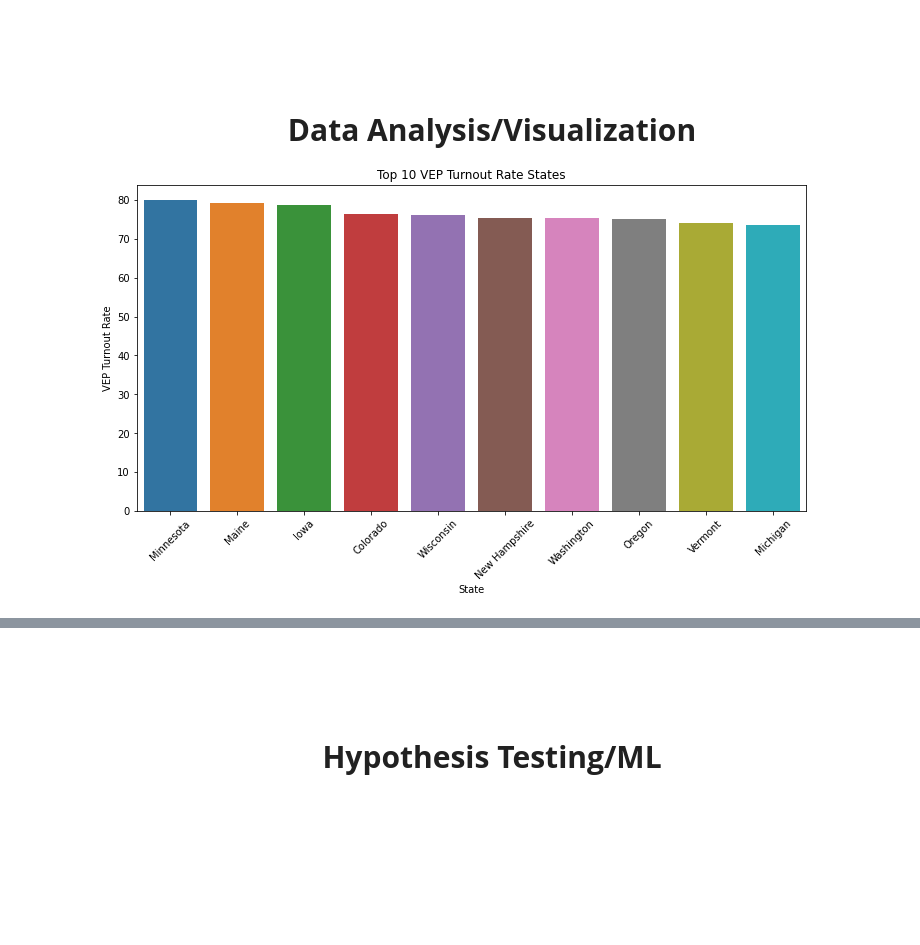
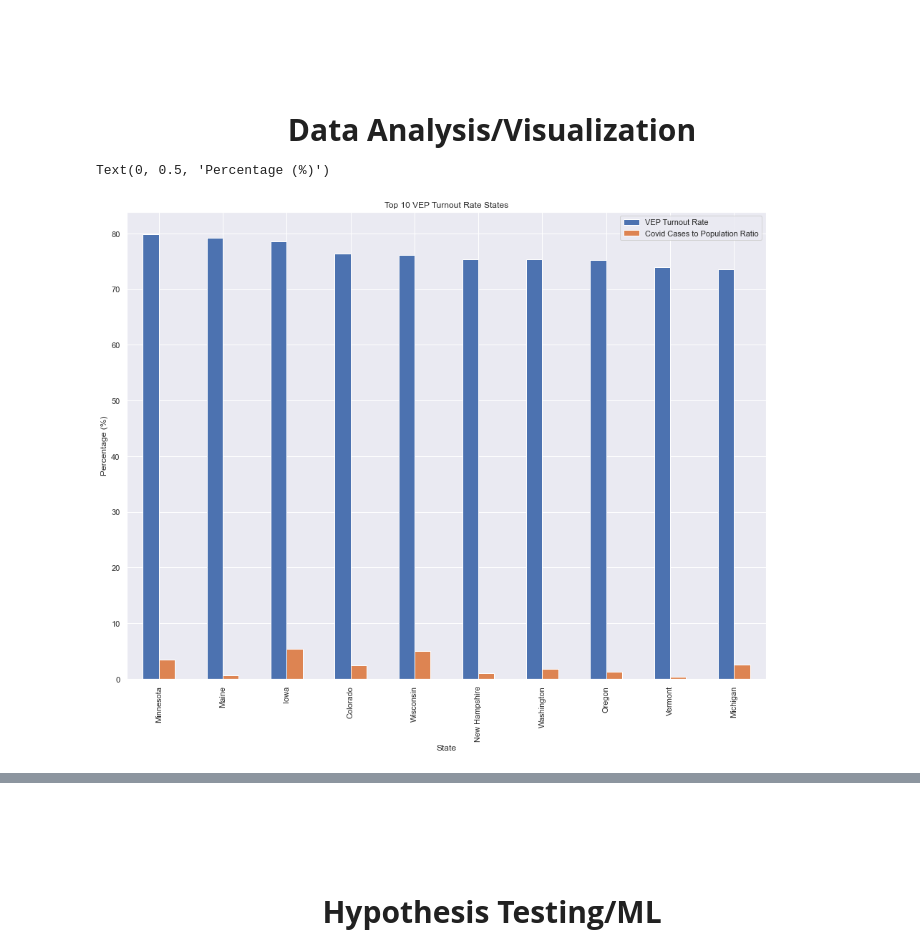
Before and after one commit to Nnaga1/COVID19-and-the-2020-election, a Jupyter notebook: final_tut.ipynb, the cells around one changed output, grey strips where cells are left out. Cells and saved outputs as stored; diff of their text form; code cells hidden in the pictures; blank space fills up the shorter version.

```diff
--- a/final_tut.ipynb
+++ b/final_tut.ipynb
@@ -116,7 +116,9 @@ final_data = final_data.rename(columns = {'percentage20_Donald_Trump' : 'Trump %
 
 final_data = final_data[['State','Region','Trump Votes','Biden Votes','Trump %','Biden %','cases','deaths','Total Ballots Counted (Estimate)', 'VEP Turnout Rate','Voting-Eligible Population (VEP)', 'Voting-Age Population (VAP)','% Citizen','% Non-citizen']]
 
-final_data.head()
+final_data['Covid Cases to Population Ratio'] = (final_data['cases'] / final_data['Voting-Age Population (VAP)']) * 100
+
+final_data
 # %% [output]
 |  | State | Region | Trump Votes | Biden Votes | Trump % | Biden % | cases | deaths | Total Ballots Counted (Estimate) | ... |
 | 0 | Alabama | SE | 1434159.0 | 843473.0 | 43.410 | 22.924 | 193985.0 | 2973.0 | 2306587 | ... |
@@ -130,15 +143,13 @@ final_data.head()
 # %%
 #code for data analyis/visualization
 import matplotlib.pyplot as plt
 import seaborn as sb
-top10 = data.nlargest(10, 'VEP Turnout Rate')
-bottom10 = data.nsmallest(10, 'VEP Turnout Rate')
-from IPython.core.display import HTML
-ax = plt.figure(figsize=(12,6))
-ax = sb.barplot(top10['State'], top10['VEP Turnout Rate'], data = top10)
-ax = plt.xlabel('State')
-ax = plt.ylabel('VEP Turnout Rate')
-ax = plt.title('Top 10 VEP Turnout Rate States')
-ax = plt.xticks(rotation=45)
+top10 = final_data.nlargest(10, 'VEP Turnout Rate')
+bottom10 = final_data.nsmallest(10, 'VEP Turnout Rate')
+top10.set_index('State', inplace = True)
+top10[['VEP Turnout Rate', 'Covid Cases to Population Ratio']].plot(kind = 'bar', figsize =(16,12))
+plt.title('Top 10 VEP Turnout Rate States')
+plt.ylabel('Percentage (%)')
 # %% [output]
+Text(0, 0.5, 'Percentage (%)')
-[figure, old version]
+[figure, new version]
```
Also changed, not shown: parts of 3 cells of this notebook.
